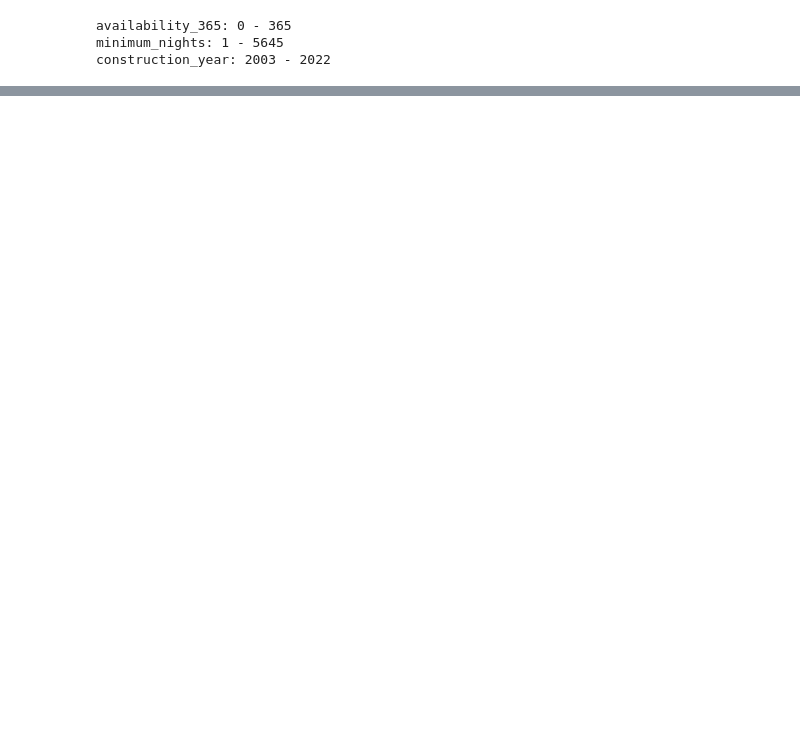
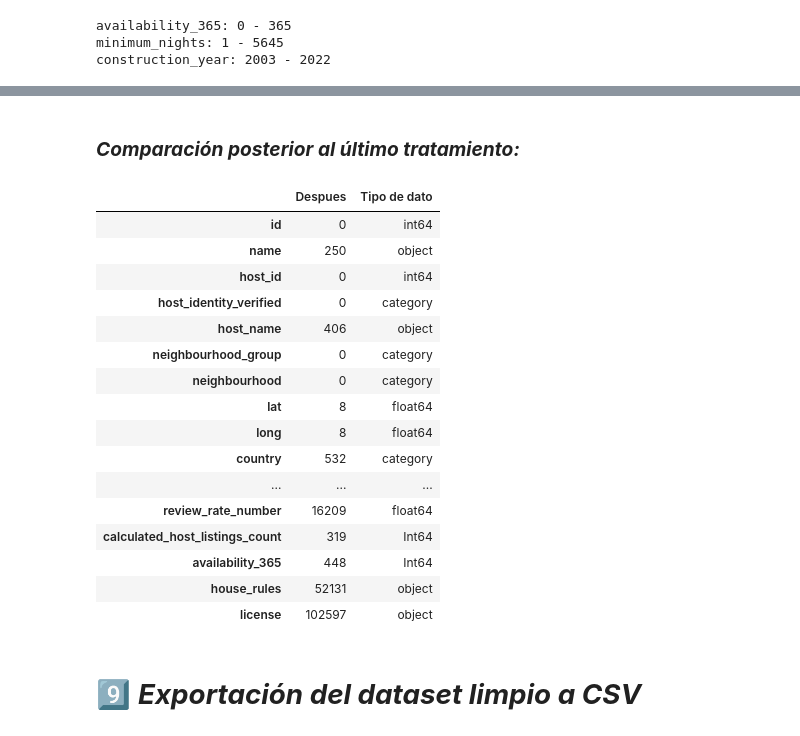
Before and after one commit to OscarFdz24/ProyectoEDA_Airbnb_Evolve, a Jupyter notebook: notebooks/02_Data_Cleaning.ipynb, the cells around one changed output, grey strips where cells are left out. Drawn from its saved outputs; the diff is of its cells as text; code cells hidden in the pictures; blank space fills up the shorter version.

```diff
--- a/notebooks/02_Data_Cleaning.ipynb
+++ b/notebooks/02_Data_Cleaning.ipynb
@@ -283,0 +417,29 @@ comparison_nulls
+# %% [markdown]
+### ***Comparación posterior al último tratamiento:***
+# %%
+comparison_nulls = pd.DataFrame({
+    "Despues": airbnb_clean.isna().sum(),
+    "Tipo de dato": airbnb_clean.dtypes,
+})
+comparison_nulls
+# %% [output]
+|  | Despues | Tipo de dato |
+| id | 0 | int64 |
+| name | 250 | object |
+| host_id | 0 | int64 |
+| host_identity_verified | 0 | category |
+| host_name | 406 | object |
+| neighbourhood_group | 0 | category |
+| neighbourhood | 0 | category |
+| lat | 8 | float64 |
+| long | 8 | float64 |
+| country | 532 | category |
+| ... | ... | ... |
+| review_rate_number | 16209 | float64 |
+| calculated_host_listings_count | 319 | Int64 |
+| availability_365 | 448 | Int64 |
+| house_rules | 52131 | object |
+| license | 102597 | object |
+# %% [markdown]
+<a id="exportacion"></a>
+# 9️⃣ ***Exportación del dataset limpio a CSV***
```
Also changed, not shown: parts of 49 cells of this notebook, 4 other files.
